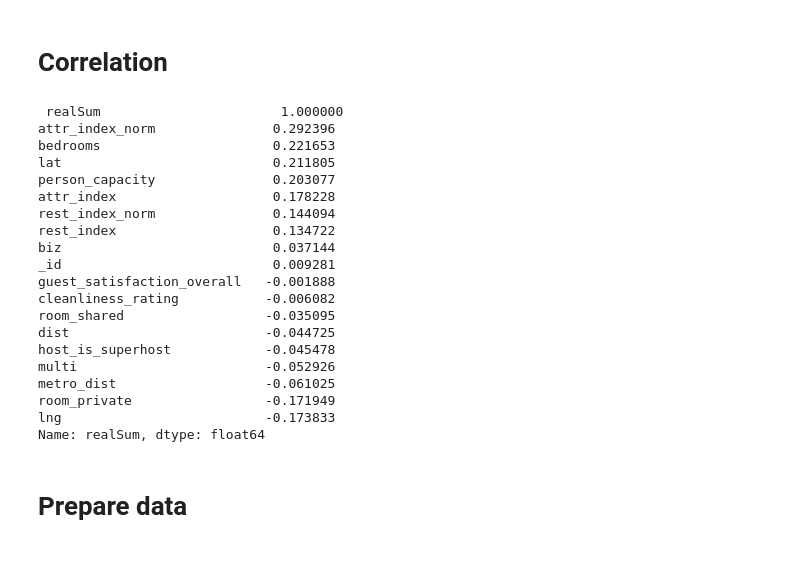
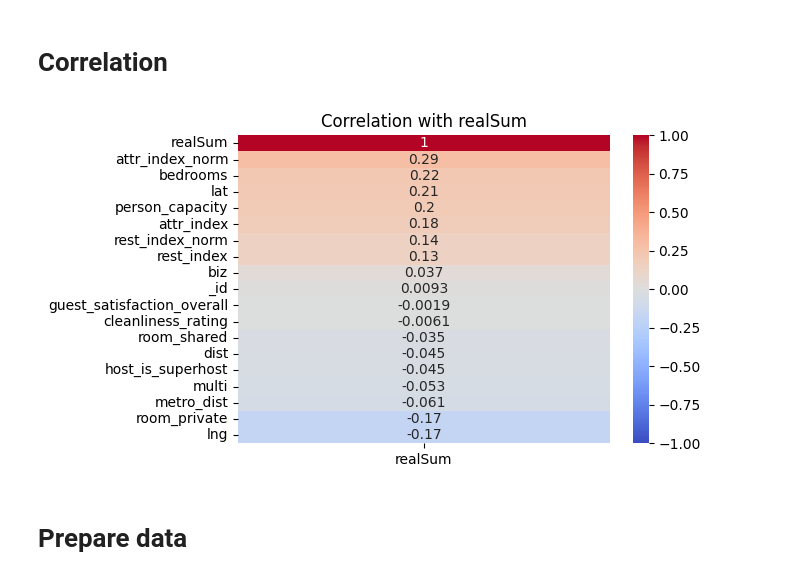
Before and after one commit to RedDevils0109/end_to_end_machine_learning, a Jupyter notebook: airbnb.ipynb, the cells around one changed output. Cells and saved outputs as stored; diff of their text form; code cells hidden in the pictures.

```diff
--- a/airbnb.ipynb
+++ b/airbnb.ipynb
@@ -118,30 +138,23 @@ report.to_notebook_iframe()
 '\n\n\n# Import the ProfileReport class from the ydata_profiling package\nfrom ydata_profiling import ProfileReport\n\n# Create a ProfileReport object to generate an exploratory data analysis report\n ...
 # %% [markdown]
 # Correlation
-# %%
-corr_matrix = raw_data.corr(numeric_only=True)
-print('\n',corr_matrix["realSum"].sort_values(ascending=False))
-# %% [output]
- realSum                       1.000000
-attr_index_norm               0.292396
-bedrooms                      0.221653
-lat                           0.211805
-person_capacity               0.203077
-attr_index                    0.178228
-rest_index_norm               0.144094
-rest_index                    0.134722
-biz                           0.037144
-_id                           0.009281
-guest_satisfaction_overall   -0.001888
-cleanliness_rating           -0.006082
-room_shared                  -0.035095
-dist                         -0.044725
-host_is_superhost            -0.045478
-multi                        -0.052926
-metro_dist                   -0.061025
-room_private                 -0.171949
-lng                          -0.173833
-Name: realSum, dtype: float64
+# %%
+corr_matrix = raw_data.corr(numeric_only=True)
+
+# Extract the correlation of 'realSum' with other variables
+corr_realSum = corr_matrix[['realSum']]
+
+# Sort the correlations in descending order
+sorted_columns = corr_realSum.sort_values(by='realSum', ascending=False).index
+sorted_corr_realSum = corr_realSum.loc[sorted_columns]
+
+# Create a heatmap
+plt.figure(figsize=(6, 4))
+sns.heatmap(sorted_corr_realSum, annot=True, cmap='coolwarm', vmin=-1, vmax=1, center=0)
+plt.title('Correlation with realSum')
+plt.show()
+# %% [output]
+[figure, added]
 # %% [markdown]
 # Prepare data
 # %% [markdown]
```
Also changed, not shown: parts of 3 cells of this notebook.
